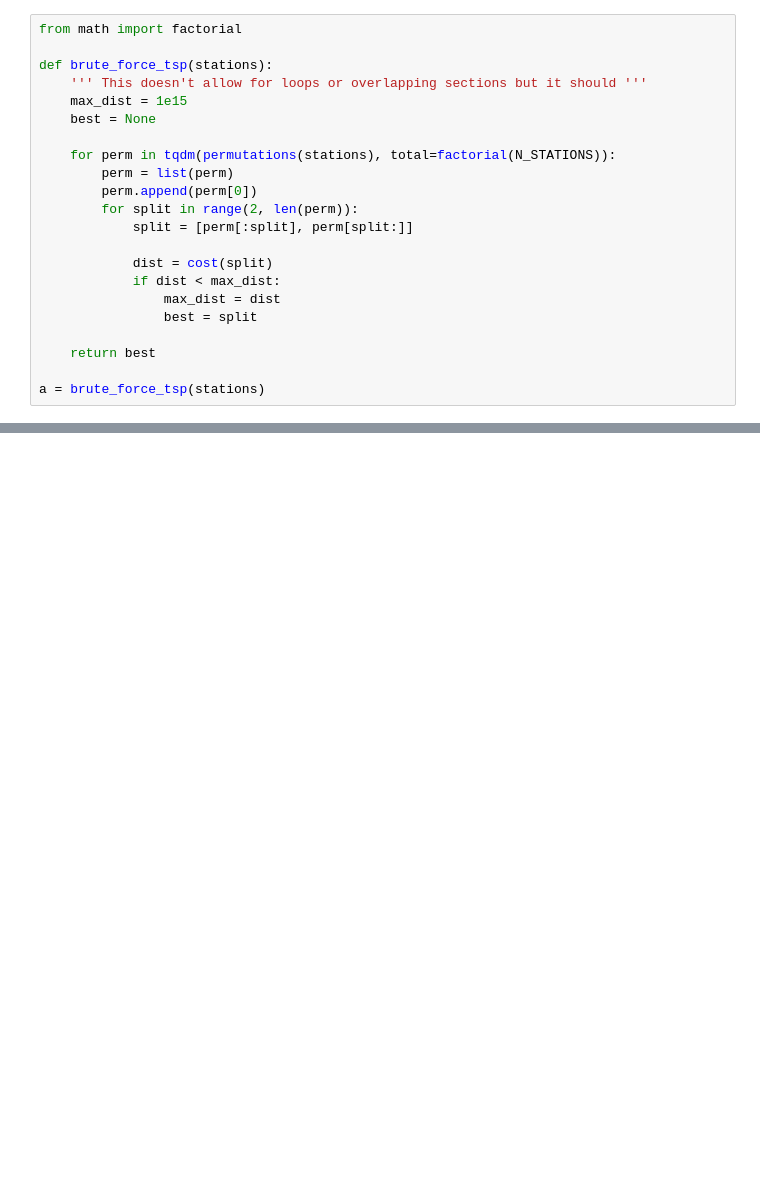
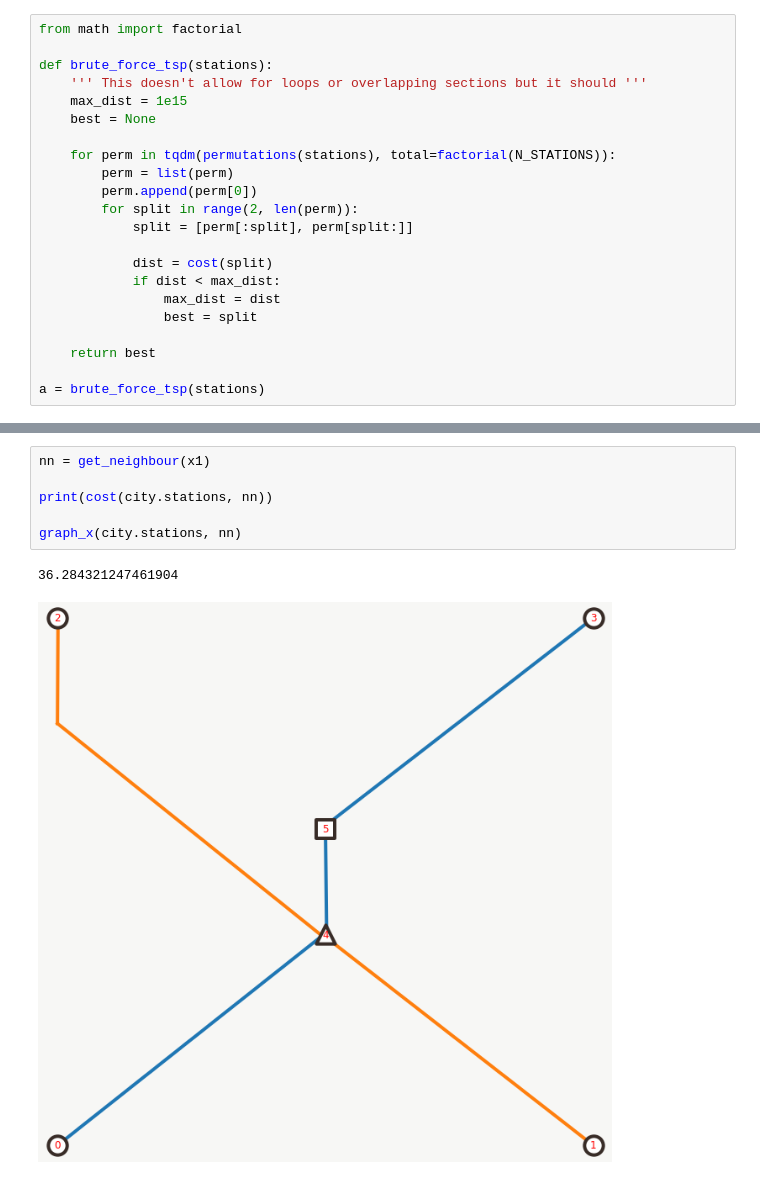
Before and after one commit to CameronChandler/optimisation-group-project, a Jupyter notebook: Mini Metro - Stage 2 Work.ipynb, the cells around one changed output, grey strips where cells are left out. Cells and saved outputs as stored; diff of their text form; blank space fills up the shorter version.

```diff
--- a/Mini Metro - Stage 2 Work.ipynb
+++ b/Mini Metro - Stage 2 Work.ipynb
@@ -598,0 +896,9 @@ graph(stations, a)
+# %%
+nn = get_neighbour(x1)
+
+print(cost(city.stations, nn))
+
+graph_x(city.stations, nn)
+# %% [output]
+36.284321247461904
+[figure, added]
```
Also changed, not shown: parts of 44 cells of this notebook, 2 other files.
